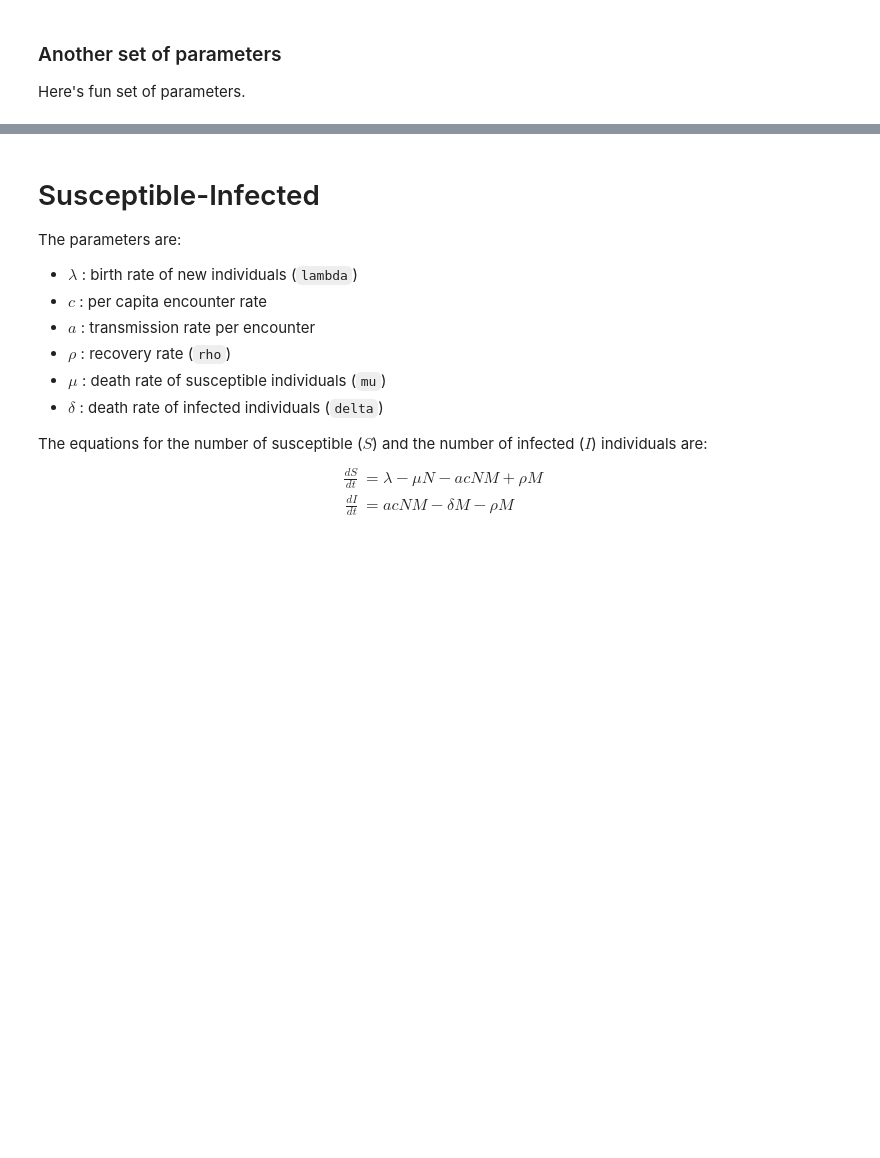
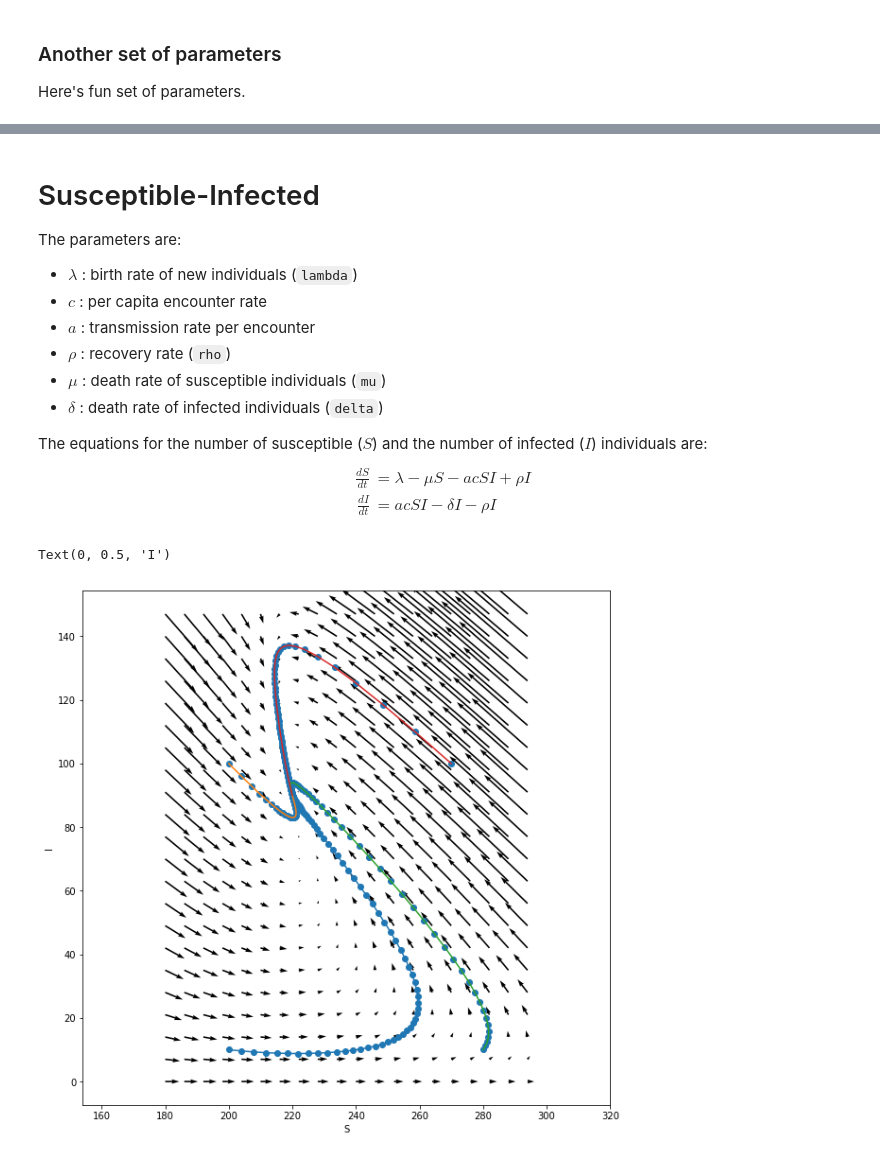
Before and after one commit to petrelharp/popbio, a Jupyter notebook: notebooks/lecture_02.ipynb, the cells around one changed output, grey strips where cells are left out. Drawn from its saved outputs; the diff is of its cells as text; code cells hidden in the pictures; blank space fills up the shorter version.

```diff
--- a/notebooks/lecture_02.ipynb
+++ b/notebooks/lecture_02.ipynb
@@ -384,25 +391,30 @@ The parameters are:
 The equations for the number of susceptible ($S$)
 and the number of infected ($I$) individuals are:
 $$\begin{aligned}
-  \frac{dS}{dt} &= \lambda - \mu N - a c N M + \rho M \\
-  \frac{dI}{dt} &= a  c  N  M - \delta M - \rho M
+  \frac{dS}{dt} &= \lambda - \mu S - a c S I + \rho I \\
+  \frac{dI}{dt} &= a  c S I - \delta I - \rho I
 \end{aligned}$$
 # %%
 def SI_eqn(N, M, dt, theta, c, a, rho, d, delta):
     next_N = N +  dt * (theta - d * N - a * c * N * M + rho * M)
     next_M = M + dt * (a * c * N * M - delta * M - rho * M)
     return next_N, next_M
 
 SI_args = {'dt' : 2.0, 'theta' : 4, 'c' : 0.01, 'a' : 0.1, 'rho' : 0.2, 'd' : 0.01, 'delta' : 0.02}
 
 N, M = run_sim_2d([200, 200, 280, 270], [10, 100, 10, 100], SI_eqn, 1000, dtype='float',
                **SI_args)
 
 plt.rcParams['figure.figsize'] = [10, 10]
 fig = phase_plot(SI_eqn, xlim=[180, 300], ylim=[0, 150], nx=20, ny=20,
                  **SI_args)
 ax = fig.gca()
 ax.plot(N, M)
 ax.scatter(N, M)
 ax.axis('equal')
+plt.xlabel("S")
+plt.ylabel("I")
+# %% [output]
+Text(0, 0.5, 'I')
+[figure, added]
 # %% [markdown]
```
Also changed, not shown: parts of 5 cells of this notebook, 1 other file.
